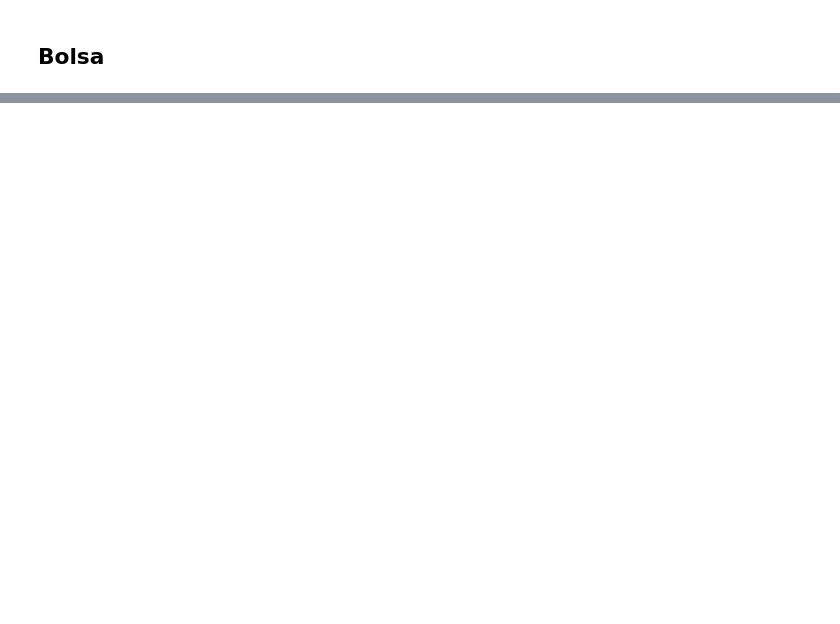
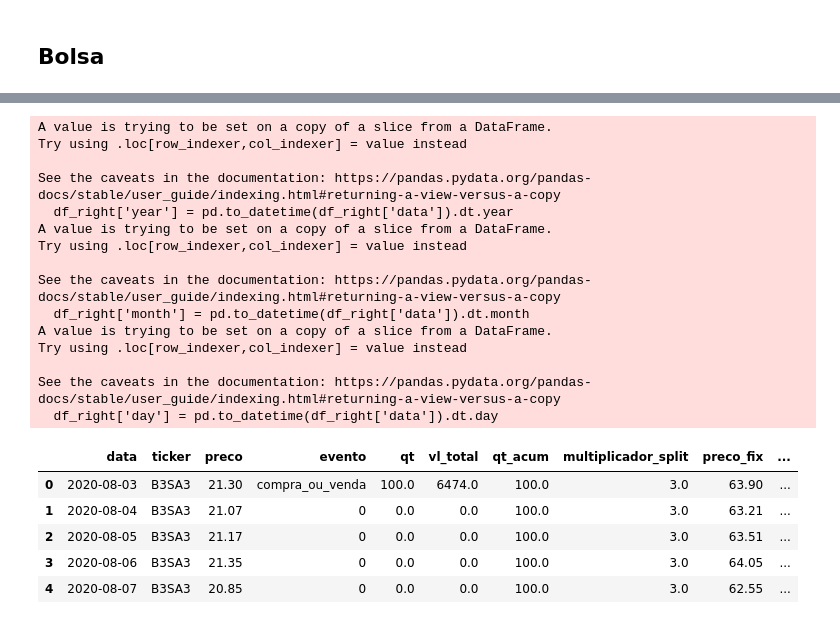
Before and after one commit to rknagao/b3-report, a Jupyter notebook: src/manutencao.ipynb, the cells around one changed output, grey strips where cells are left out. Saved outputs shown, nothing was run; the diff lists cells and outputs as text; code cells hidden in the pictures; blank space fills up the shorter version.

```diff
--- a/src/manutencao.ipynb
+++ b/src/manutencao.ipynb
@@ -380,0 +618,26 @@ display(df_bolsa_negociacao.head(2))
+# %%
+# Passo 5: criar uma coluna identificando o último dia do mês de cada ativo (útil para os plots)
+df_bolsa_split = lib.create_column_last_day(df_bolsa_split)
+df_bolsa_split.head()
+# %% [output]
+A value is trying to be set on a copy of a slice from a DataFrame.
+Try using .loc[row_indexer,col_indexer] = value instead
+
+See the caveats in the documentation: https://pandas.pydata.org/pandas-docs/stable/user_guide/indexing.html#returning-a-view-versus-a-copy
+  df_right['year'] = pd.to_datetime(df_right['data']).dt.year
+A value is trying to be set on a copy of a slice from a DataFrame.
+Try using .loc[row_indexer,col_indexer] = value instead
+
+See the caveats in the documentation: https://pandas.pydata.org/pandas-docs/stable/user_guide/indexing.html#returning-a-view-versus-a-copy
+  df_right['month'] = pd.to_datetime(df_right['data']).dt.month
+A value is trying to be set on a copy of a slice from a DataFrame.
+Try using .loc[row_indexer,col_indexer] = value instead
+
+See the caveats in the documentation: https://pandas.pydata.org/pandas-docs/stable/user_guide/indexing.html#returning-a-view-versus-a-copy
+  df_right['day'] = pd.to_datetime(df_right['data']).dt.day
+|  | data | ticker | preco | evento | qt | vl_total | qt_acum | multiplicador_split | preco_fix | ... |
+| 0 | 2020-08-03 | B3SA3 | 21.30 | compra_ou_venda | 100.0 | 6474.0 | 100.0 | 3.0 | 63.90 | ... |
+| 1 | 2020-08-04 | B3SA3 | 21.07 | 0 | 0.0 | 0.0 | 100.0 | 3.0 | 63.21 | ... |
+| 2 | 2020-08-05 | B3SA3 | 21.17 | 0 | 0.0 | 0.0 | 100.0 | 3.0 | 63.51 | ... |
+| 3 | 2020-08-06 | B3SA3 | 21.35 | 0 | 0.0 | 0.0 | 100.0 | 3.0 | 64.05 | ... |
+| 4 | 2020-08-07 | B3SA3 | 20.85 | 0 | 0.0 | 0.0 | 100.0 | 3.0 | 62.55 | ... |
```
Also changed, not shown: parts of 33 cells of this notebook, 9 other files.
